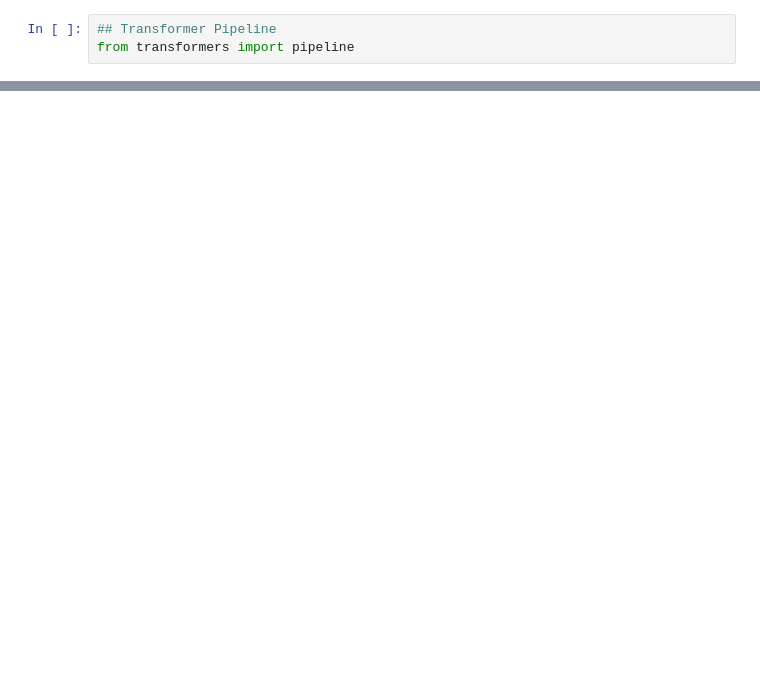
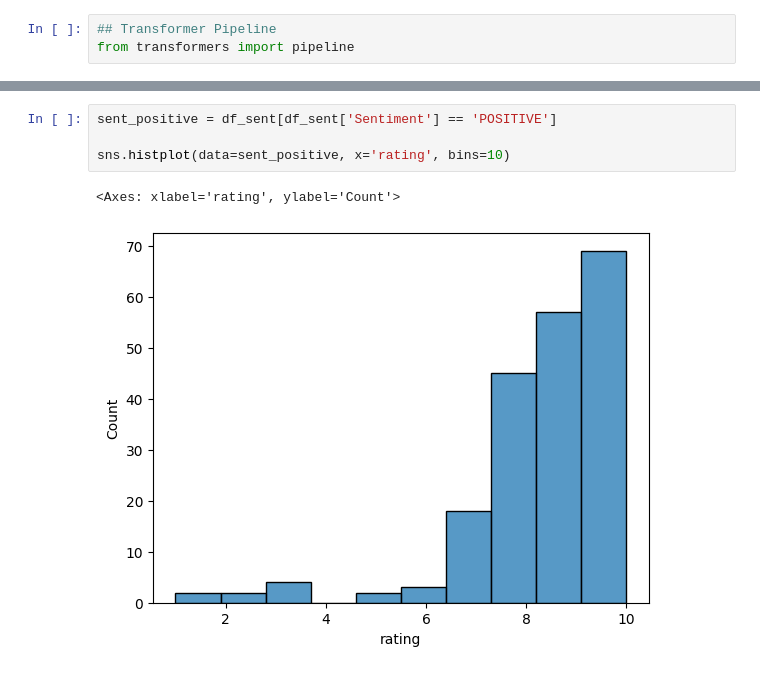
Before and after one commit to ptri16/TheForage_VirtualInternship, a Jupyter notebook: British Airways/Review Analysis.ipynb, the cells around one changed output, grey strips where cells are left out. Drawn from its saved outputs; the diff is of its cells as text; blank space fills up the shorter version.

```diff
--- a/British Airways/Review Analysis.ipynb
+++ b/British Airways/Review Analysis.ipynb
@@ -98,0 +139,7 @@ df_sentiments.to_csv('sentiment_result_vDistilbert.csv')
+# %%
+sent_positive = df_sent[df_sent['Sentiment'] == 'POSITIVE']
+
+sns.histplot(data=sent_positive, x='rating', bins=10)
+# %% [output]
+<Axes: xlabel='rating', ylabel='Count'>
+[figure, added]
```
Also changed, not shown: parts of 16 cells of this notebook, 6 other files.
